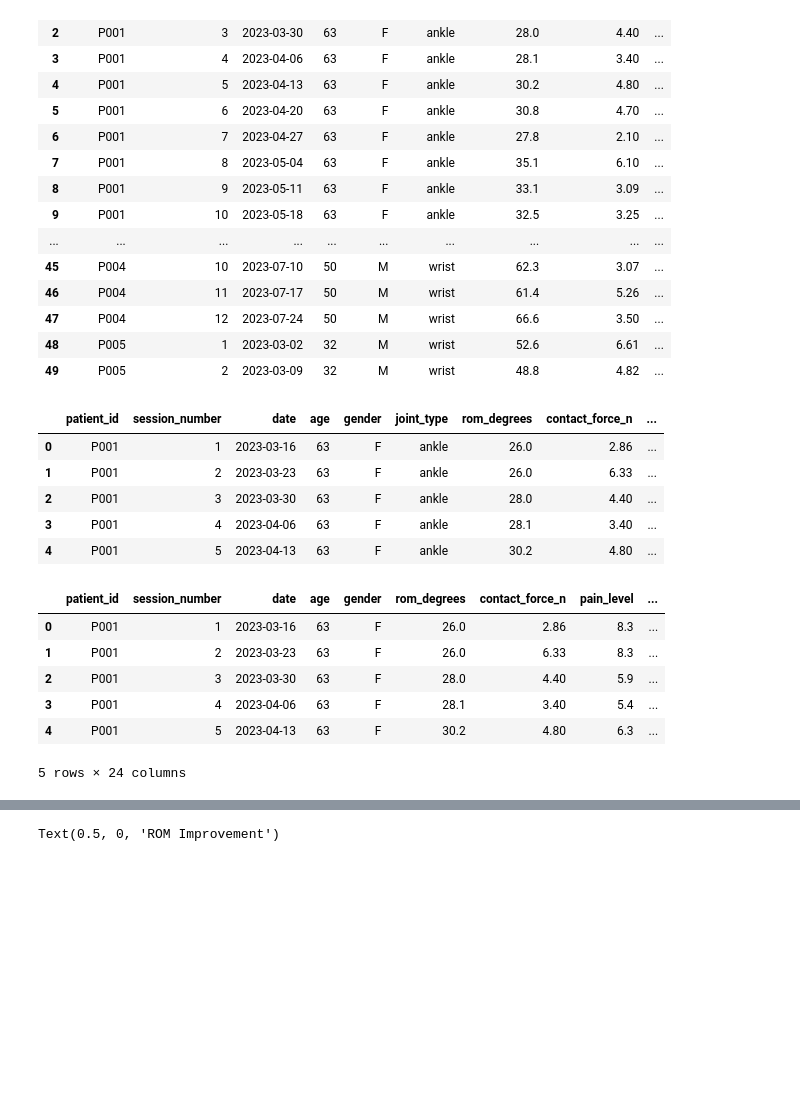
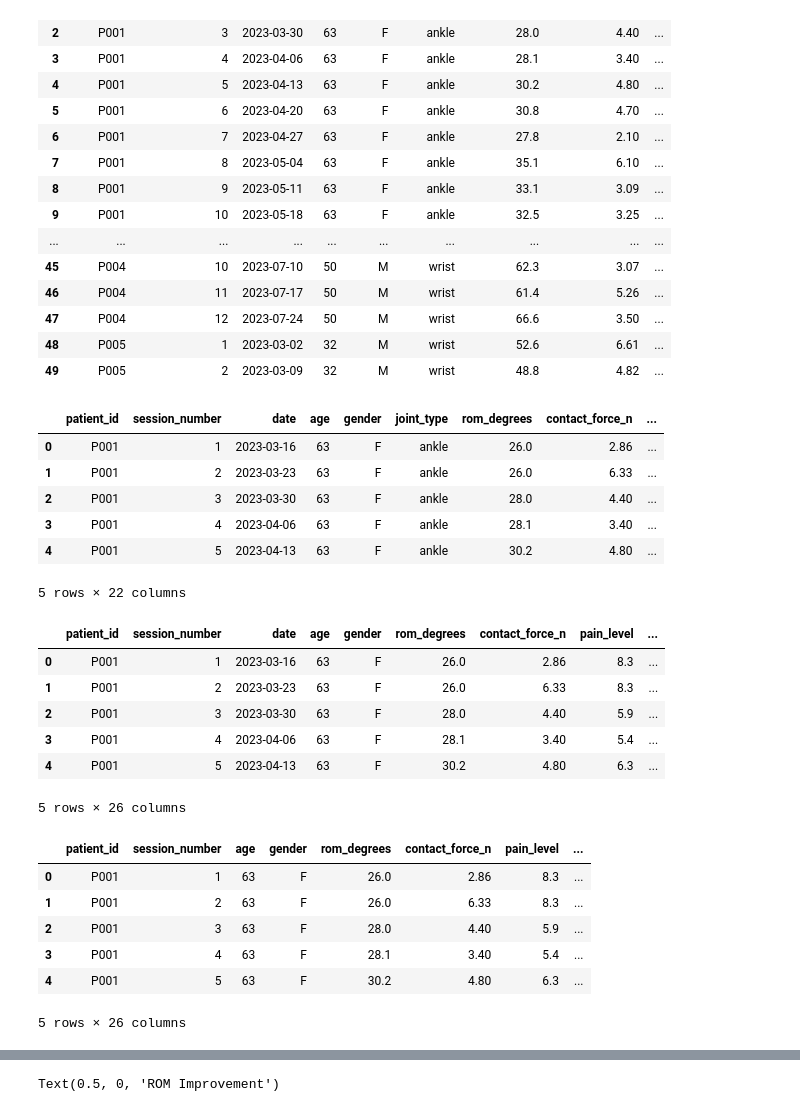
Before and after one commit to pydarl/ROM-Data-Analyser, a Jupyter notebook: notebooks/06_ml_preparation.ipynb, the cells around one changed output, grey strips where cells are left out. Cells and saved outputs as stored; diff of their text form; code cells hidden in the pictures; blank space fills up the shorter version.

```diff
--- a/notebooks/06_ml_preparation.ipynb
+++ b/notebooks/06_ml_preparation.ipynb
@@ -52,6 +54,9 @@ df.head(50)
 # %%
 #Age grouping
 df["age_group"] = pd.cut(df["age"], bins=[20, 40, 60, float("inf")], labels=["20-40", "40-60", "60+"], right=False)
+# %%
+#Encode age_group to numeric columns
+df = pd.get_dummies(df, columns=['age_group'], dtype=int)
 # %%
 df.head()
 # %% [output]
@@ -61,6 +66,7 @@ df.head()
 | 2 | P001 | 3 | 2023-03-30 | 63 | F | ankle | 28.0 | 4.40 | ... |
 | 3 | P001 | 4 | 2023-04-06 | 63 | F | ankle | 28.1 | 3.40 | ... |
 | 4 | P001 | 5 | 2023-04-13 | 63 | F | ankle | 30.2 | 4.80 | ... |
+5 rows × 22 columns
 # %%
 #Categorical encoding for joint_type
 df = pd.get_dummies(df, columns=['joint_type'], dtype=int)
@@ -73,6 +79,21 @@ df.head()
 | 2 | P001 | 3 | 2023-03-30 | 63 | F | 28.0 | 4.40 | 5.9 | ... |
 | 3 | P001 | 4 | 2023-04-06 | 63 | F | 28.1 | 3.40 | 5.4 | ... |
 | 4 | P001 | 5 | 2023-04-13 | 63 | F | 30.2 | 4.80 | 6.3 | ... |
-5 rows × 24 columns
+5 rows × 26 columns
 # %%
 df.to_csv("../data/processed/rom_rehabilitation_data_prepared.csv", index=False)
+# %%
+#Convert `date` to datetime and numeric days since earliest session
+df['date'] = pd.to_datetime(df['date'], errors='coerce')
+df['days_since_start'] = (df['date'] - df['date'].min()).dt.days
+df = df.drop(columns=['date'])
+# %%
+df.head()
+# %% [output]
+|  | patient_id | session_number | age | gender | rom_degrees | contact_force_n | pain_level | ... |
+| 0 | P001 | 1 | 63 | F | 26.0 | 2.86 | 8.3 | ... |
+| 1 | P001 | 2 | 63 | F | 26.0 | 6.33 | 8.3 | ... |
+| 2 | P001 | 3 | 63 | F | 28.0 | 4.40 | 5.9 | ... |
+| 3 | P001 | 4 | 63 | F | 28.1 | 3.40 | 5.4 | ... |
+| 4 | P001 | 5 | 63 | F | 30.2 | 4.80 | 6.3 | ... |
+5 rows × 26 columns
```
Also changed, not shown: parts of 15 cells of this notebook, 8 other files.
